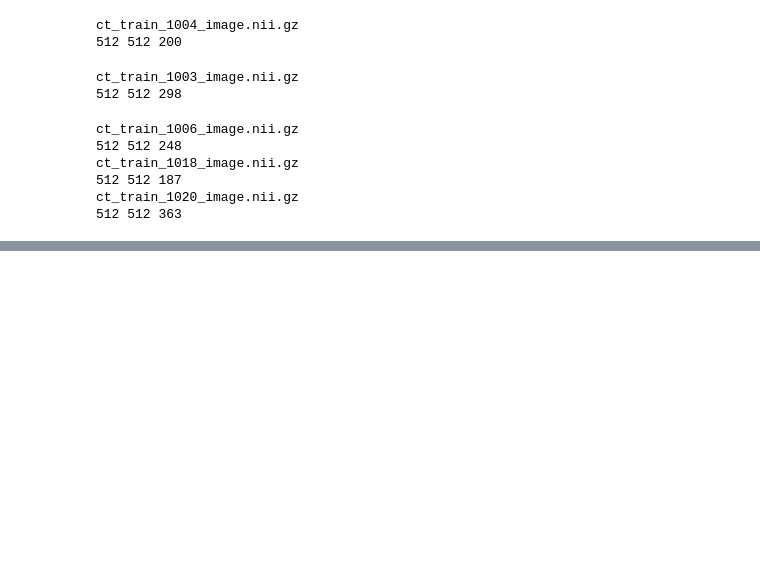
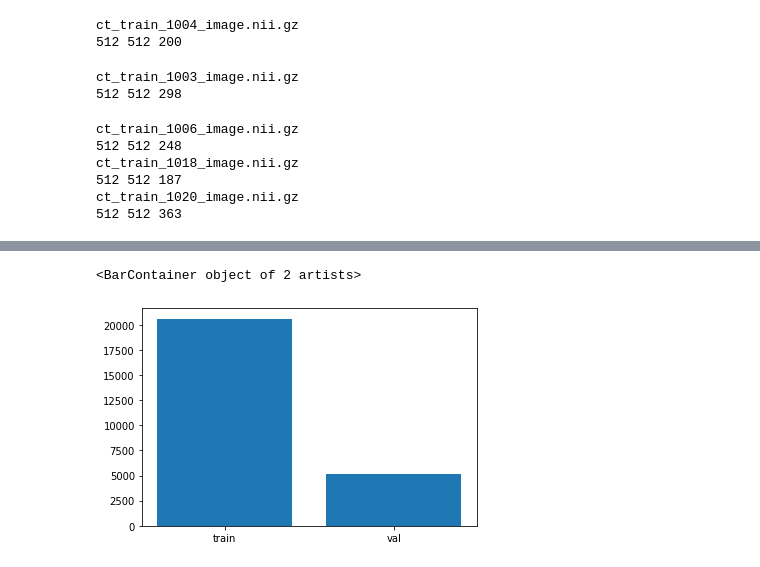
Before and after one commit to eyw2003/MicroCTsegmentation, a Jupyter notebook: Noteooks/Human Heart Dataset Exploration.ipynb, the cells around one changed output, grey strips where cells are left out. Cells and saved outputs as stored; diff of their text form; code cells hidden in the pictures; blank space fills up the shorter version.

```diff
--- a/Noteooks/Human Heart Dataset Exploration.ipynb
+++ b/Noteooks/Human Heart Dataset Exploration.ipynb
@@ -233,0 +218,5 @@ Clipping input data to the valid range for imshow with RGB data ([0..1] for floa
+# %%
+plt.bar(['train','val'],[len(os.listdir(DATASET_2D_BASE_PATH/'train'/'images')),len(os.listdir(DATASET_2D_BASE_PATH/'val'/'images'))])
+# %% [output]
+<BarContainer object of 2 artists>
+[figure, added]
```
Also changed, not shown: parts of 9 cells of this notebook, 8 other files.
